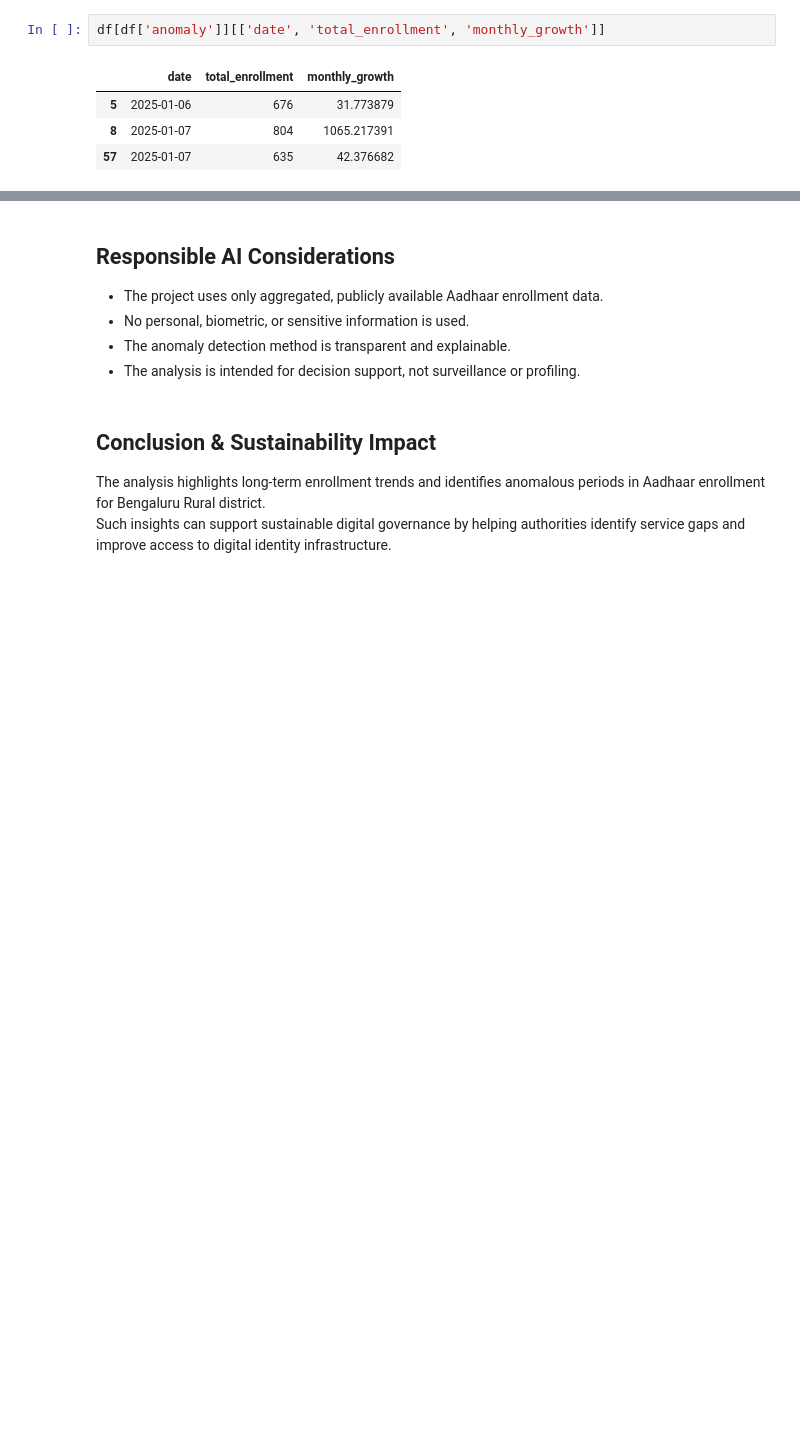
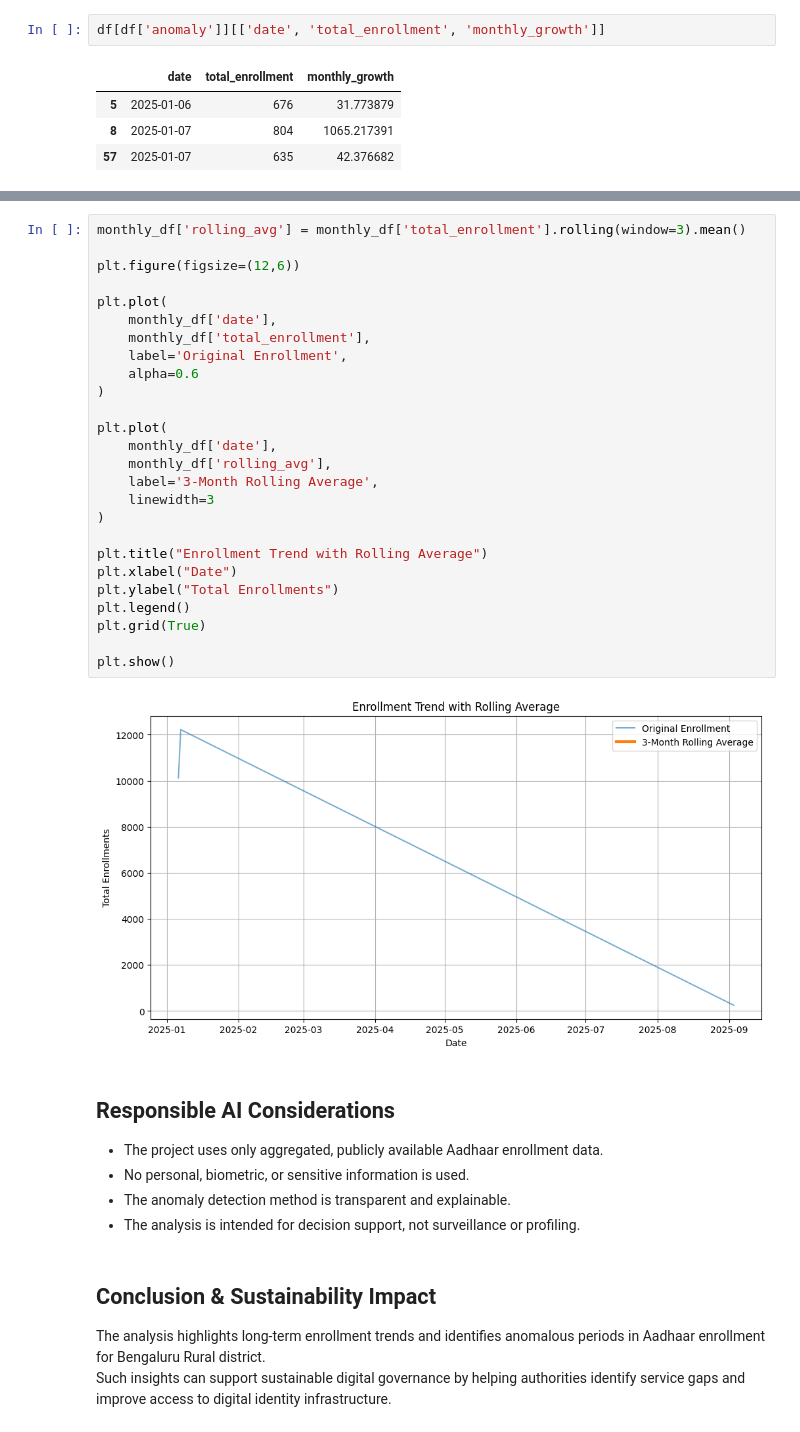
Before and after one commit to VinodhKumar-G/Aadhar-Enrollment-Anomaly-Detection, a Jupyter notebook: Notebook/Analysis.ipynb, the cells around one changed output, grey strips where cells are left out. Cells and saved outputs as stored; diff of their text form; blank space fills up the shorter version.

```diff
--- a/Notebook/Analysis.ipynb
+++ b/Notebook/Analysis.ipynb
@@ -144,3 +179,31 @@ df[df['anomaly']][['date', 'total_enrollment', 'monthly_growth']]
+# %%
+monthly_df['rolling_avg'] = monthly_df['total_enrollment'].rolling(window=3).mean()
+
+plt.figure(figsize=(12,6))
+
+plt.plot(
+    monthly_df['date'],
+    monthly_df['total_enrollment'],
+    label='Original Enrollment',
+    alpha=0.6
+)
+
+plt.plot(
+    monthly_df['date'],
+    monthly_df['rolling_avg'],
+    label='3-Month Rolling Average',
+    linewidth=3
+)
+
+plt.title("Enrollment Trend with Rolling Average")
+plt.xlabel("Date")
+plt.ylabel("Total Enrollments")
+plt.legend()
+plt.grid(True)
+
+plt.show()
+# %% [output]
+[figure, added]
 # %% [markdown]
 ## Responsible AI Considerations
 
```
Also changed, not shown: parts of 3 cells of this notebook, 3 other files.
